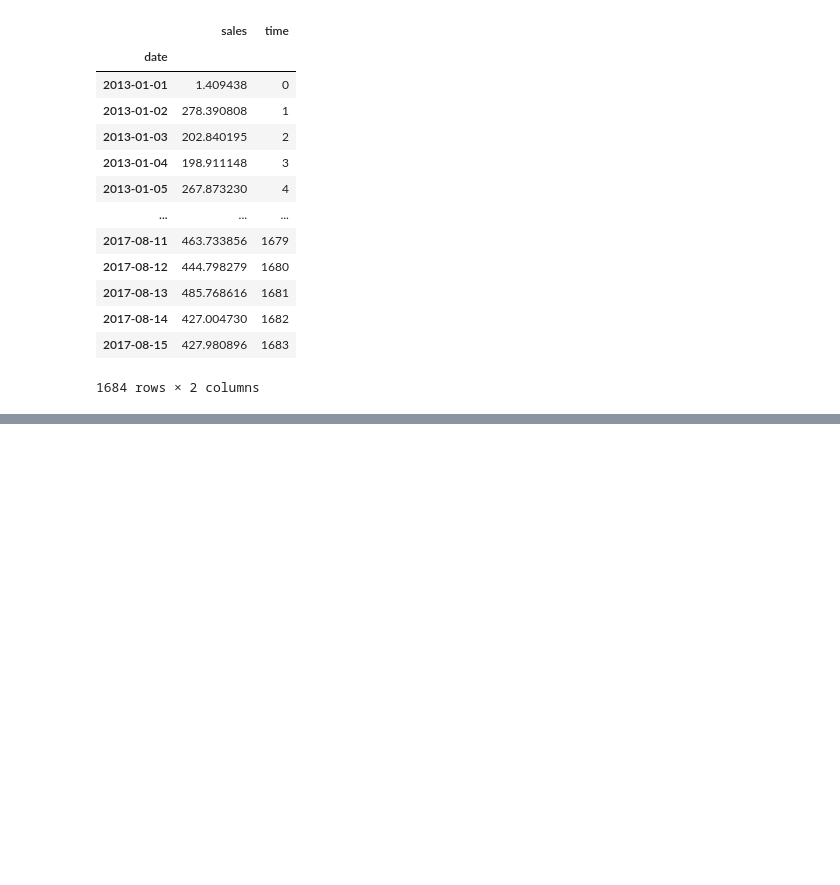
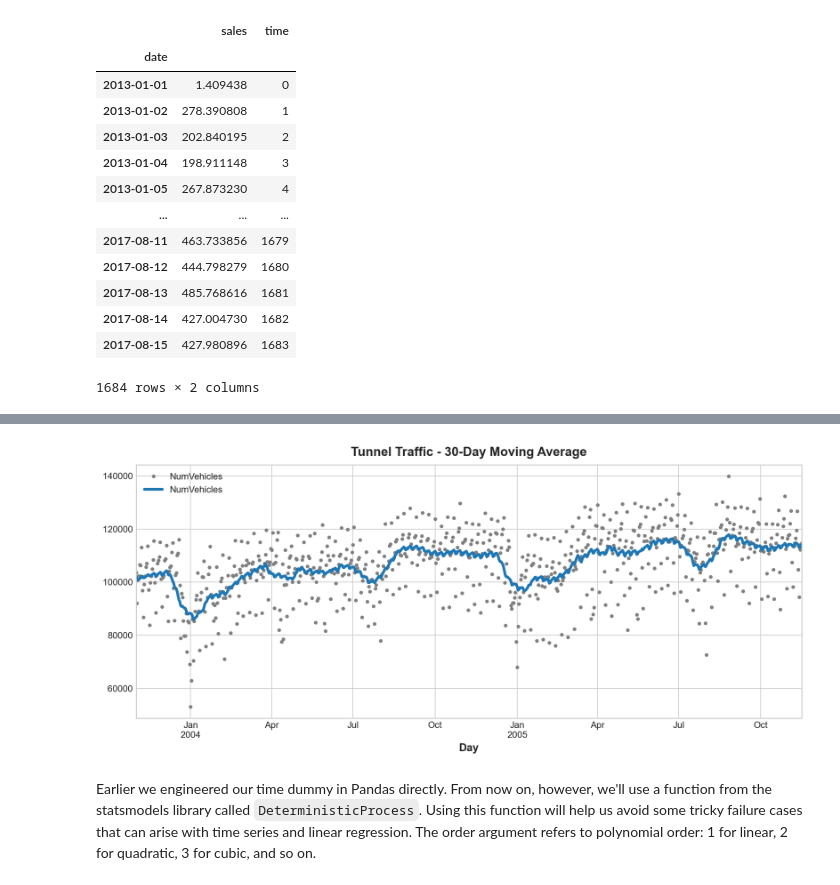
Before and after one commit to AlefTester/Time-Series-Tutorial, a Jupyter notebook: Exercise-LinReg-TS.ipynb, the cells around one changed output, grey strips where cells are left out. Saved outputs shown, nothing was run; the diff lists cells and outputs as text; code cells hidden in the pictures; blank space fills up the shorter version.

Commit message:
Added some code. Still in the process

```diff
--- a/Exercise-LinReg-TS.ipynb
+++ b/Exercise-LinReg-TS.ipynb
@@ -141,0 +160,28 @@ plt.legend();
+# %%
+simplefilter("ignore")  # ignore warnings to clean up output cells
+
+# Set Matplotlib defaults
+plt.style.use("seaborn-whitegrid")
+plt.rc("figure", autolayout=True, figsize=(11, 5))
+plt.rc(
+    "axes",
+    labelweight="bold",
+    labelsize="large",
+    titleweight="bold",
+    titlesize=14,
+    titlepad=10,
+)
+plot_params = dict(
+    color="0.75",
+    style=".-",
+    markeredgecolor="0.25",
+    markerfacecolor="0.25",
+    legend=True,
+)
+%config InlineBackend.figure_format = 'retina'
+
+
+# Load Tunnel Traffic dataset
+data_dir = Path("./data")
+tunnel = pd.read_csv(data_dir / "tunnel.csv", parse_dates=["Day"])
+tunnel = tunnel.set_index("Day").to_period()
@@ -141,0 +209,15 @@ plt.legend();
+# %%
+moving_average = tunnel.rolling(
+    window=30,       # 30-day window
+    center=True,      # puts the average at the center of the window
+    min_periods=10,  # choose about half the window size
+).mean()              # compute the mean (could also do median, std, min, max, ...)
+
+ax = tunnel.plot(style=".", color="0.5", label = 'Number of Cars')
+moving_average.plot(
+     ax=ax, linewidth=3, title="Tunnel Traffic - 30-Day Moving Average", label='Average',
+);
+# %% [output]
+[figure, added]
+# %% [markdown]
+Earlier we engineered our time dummy in Pandas directly. From now on, however, we'll use a function from the statsmodels library called `DeterministicProcess`. Using this function will help us avoid some tricky failure cases that can arise with time series and linear regression. The order argument refers to polynomial order: 1 for linear, 2 for quadratic, 3 for cubic, and so on.
```
Also changed, not shown: parts of 24 cells of this notebook.
